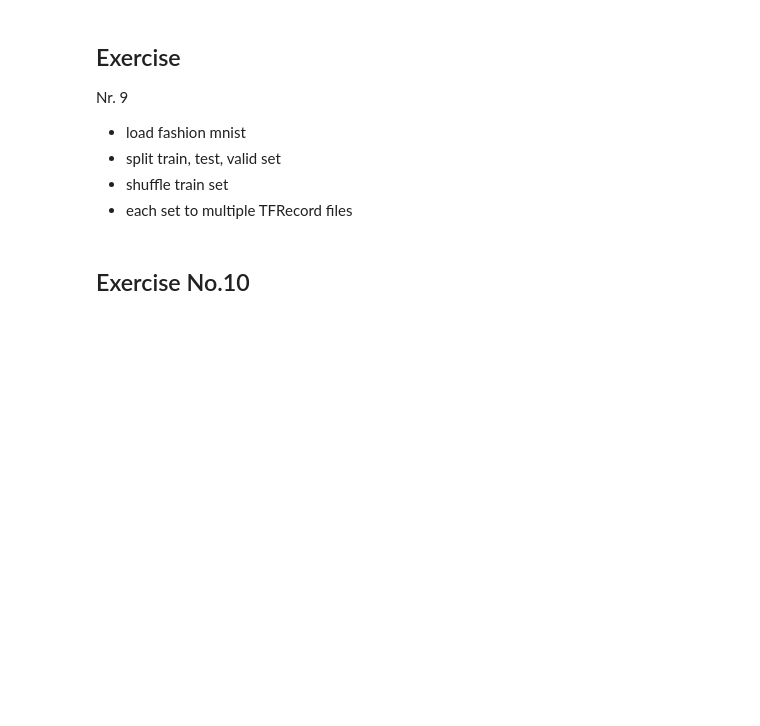
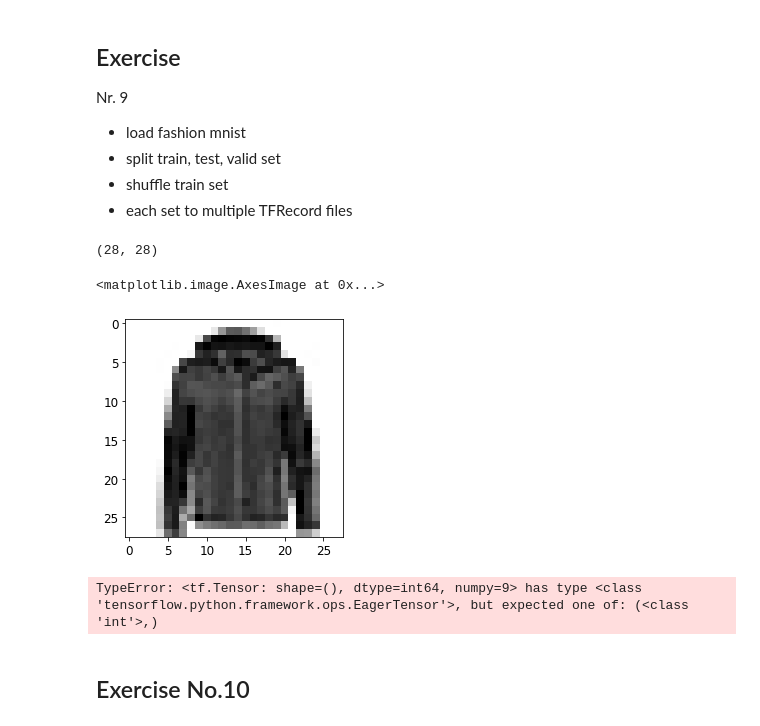
Before and after one commit to Svensone/handson-MachineLearning, a Jupyter notebook: 001 Ch. 13 Loading and Preprocessing with Tensorflow.ipynb, the cells around one changed output. Drawn from its saved outputs; the diff is of its cells as text; code cells hidden in the pictures; blank space fills up the shorter version.

```diff
--- a/001 Ch. 13 Loading and Preprocessing with Tensorflow.ipynb
+++ b/001 Ch. 13 Loading and Preprocessing with Tensorflow.ipynb
@@ -710,0 +737,8 @@ y_valid, y_train = y_train_full[:5000], y_train_full[5000:]
+# %%
+img = X_train[0]
+print(X_train[0].shape)
+plt.imshow(img, cmap="Greys")
+# %% [output]
+(28, 28)
+<matplotlib.image.AxesImage at 0x...>
+[figure, added]
@@ -710,0 +750,18 @@ y_valid, y_train = y_train_full[:5000], y_train_full[5000:]
+# %%
+# create a function to save each image as Example protobuf
+
+def create_example(image, label):
+    image_data = tf.io.serialize_tensor(image)
+    #image_data = tf.io.encode_jpeg(image[..., np.newaxis])
+    #label_data = tf.dtypes.cast(label, tf.int64)
+    return Example(
+        features=Features(
+            feature={
+                "image": Feature(bytes_list=BytesList(value=[image_data.numpy()])),
+                "label": Feature(int64_list=Int64List(value=[label])),
+            }))
+
+for image, label in valid_set.take(1):
+    print(create_example(image, tf.dtypes.cast(label, tf.int64)))
+# %% [output]
+TypeError: <tf.Tensor: shape=(), dtype=int64, numpy=9> has type <class 'tensorflow.python.framework.ops.EagerTensor'>, but expected one of: (<class 'int'>,)
```
Also changed, not shown: parts of 5 cells of this notebook.
